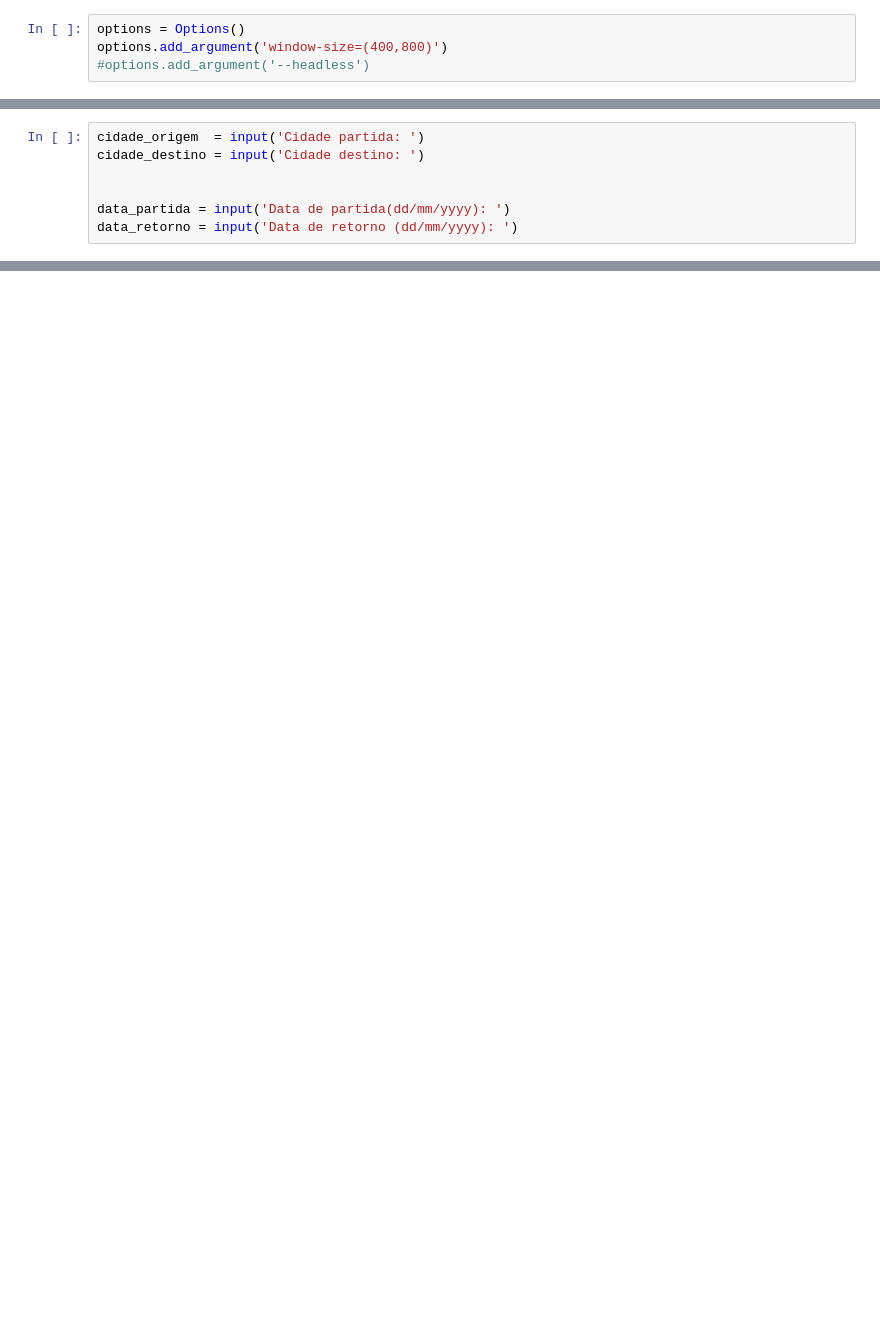
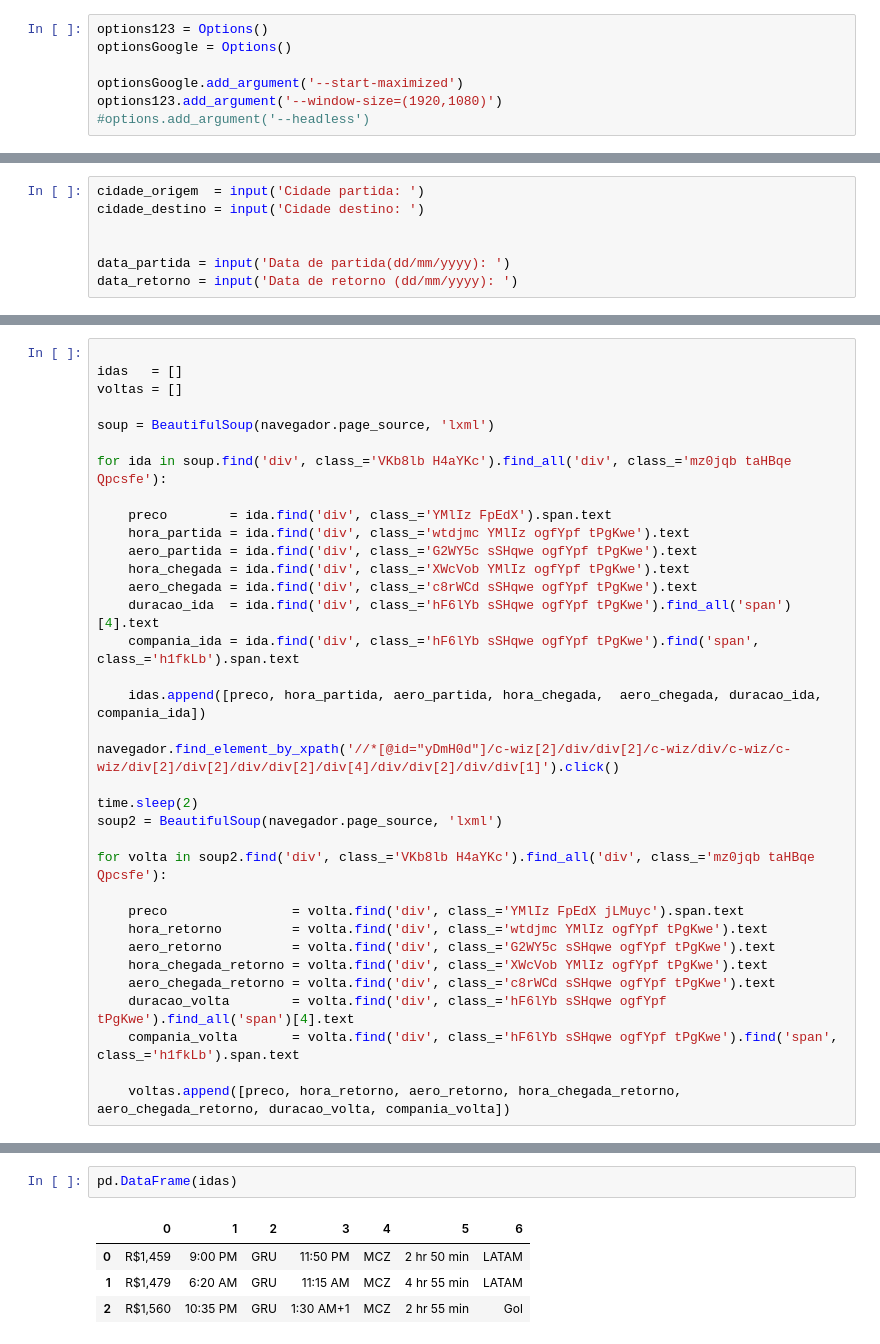
Before and after one commit to GabrielG16/AirPassages, a Jupyter notebook: 123M.ipynb, the cells around one changed output, grey strips where cells are left out. Drawn from its saved outputs; the diff is of its cells as text; blank space fills up the shorter version.

Commit message:
GoogleFlighs addition

```diff
--- a/123M.ipynb
+++ b/123M.ipynb
@@ -19,8 +22,11 @@ The nb_black extension is already loaded. To reload it, use:
   %reload_ext nb_black
 [interactive output not drawn]
 # %%
-options = Options()
-options.add_argument('window-size=(400,800)')
+options123 = Options()
+optionsGoogle = Options()
+
+optionsGoogle.add_argument('--start-maximized')
+options123.add_argument('--window-size=(1920,1080)')
 #options.add_argument('--headless')
 # %% [output]
 [interactive output not drawn]
@@ -176,0 +201,35 @@ AttributeError: 'WebElement' object has no attribute 'page_source'
+# %%
+
+idas   = []
+voltas = []
+
+soup = BeautifulSoup(navegador.page_source, 'lxml')
+
+for ida in soup.find('div', class_='VKb8lb H4aYKc').find_all('div', class_='mz0jqb taHBqe Qpcsfe'):
+
+    preco        = ida.find('div', class_='YMlIz FpEdX').span.text
+    hora_partida = ida.find('div', class_='wtdjmc YMlIz ogfYpf tPgKwe').text
+    aero_partida = ida.find('div', class_='G2WY5c sSHqwe ogfYpf tPgKwe').text
+    hora_chegada = ida.find('div', class_='XWcVob YMlIz ogfYpf tPgKwe').text
+    aero_chegada = ida.find('div', class_='c8rWCd sSHqwe ogfYpf tPgKwe').text
+    duracao_ida  = ida.find('div', class_='hF6lYb sSHqwe ogfYpf tPgKwe').find_all('span')[4].text
+    compania_ida = ida.find('div', class_='hF6lYb sSHqwe ogfYpf tPgKwe').find('span', class_='h1fkLb').span.text
+
+    idas.append([preco, hora_partida, aero_partida, hora_chegada,  aero_chegada, duracao_ida, compania_ida])
+
+navegador.find_element_by_xpath('//*[@id="yDmH0d"]/c-wiz[2]/div/div[2]/c-wiz/div/c-wiz/c-wiz/div[2]/div[2]/div/div[2]/div[4]/div/div[2]/div/div[1]').click()
+
+time.sleep(2)
+soup2 = BeautifulSoup(navegador.page_source, 'lxml')
+
+for volta in soup2.find('div', class_='VKb8lb H4aYKc').find_all('div', class_='mz0jqb taHBqe Qpcsfe'):
+
+    preco                = volta.find('div', class_='YMlIz FpEdX jLMuyc').span.text
+    hora_retorno         = volta.find('div', class_='wtdjmc YMlIz ogfYpf tPgKwe').text
+    aero_retorno         = volta.find('div', class_='G2WY5c sSHqwe ogfYpf tPgKwe').text
+    hora_chegada_retorno = volta.find('div', class_='XWcVob YMlIz ogfYpf tPgKwe').text
+    aero_chegada_retorno = volta.find('div', class_='c8rWCd sSHqwe ogfYpf tPgKwe').text
+    duracao_volta        = volta.find('div', class_='hF6lYb sSHqwe ogfYpf tPgKwe').find_all('span')[4].text
+    compania_volta       = volta.find('div', class_='hF6lYb sSHqwe ogfYpf tPgKwe').find('span', class_='h1fkLb').span.text
+
+    voltas.append([preco, hora_retorno, aero_retorno, hora_chegada_retorno, aero_chegada_retorno, duracao_volta, compania_volta])
@@ -176,0 +238,7 @@ AttributeError: 'WebElement' object has no attribute 'page_source'
+# %%
+pd.DataFrame(idas)
+# %% [output]
+|  | 0 | 1 | 2 | 3 | 4 | 5 | 6 |
+| 0 | R$1,459 | 9:00 PM | GRU | 11:50 PM | MCZ | 2 hr 50 min | LATAM |
+| 1 | R$1,479 | 6:20 AM | GRU | 11:15 AM | MCZ | 4 hr 55 min | LATAM |
+| 2 | R$1,560 | 10:35 PM | GRU | 1:30 AM+1 | MCZ | 2 hr 55 min | Gol |
```
Also changed, not shown: parts of 14 cells of this notebook.
